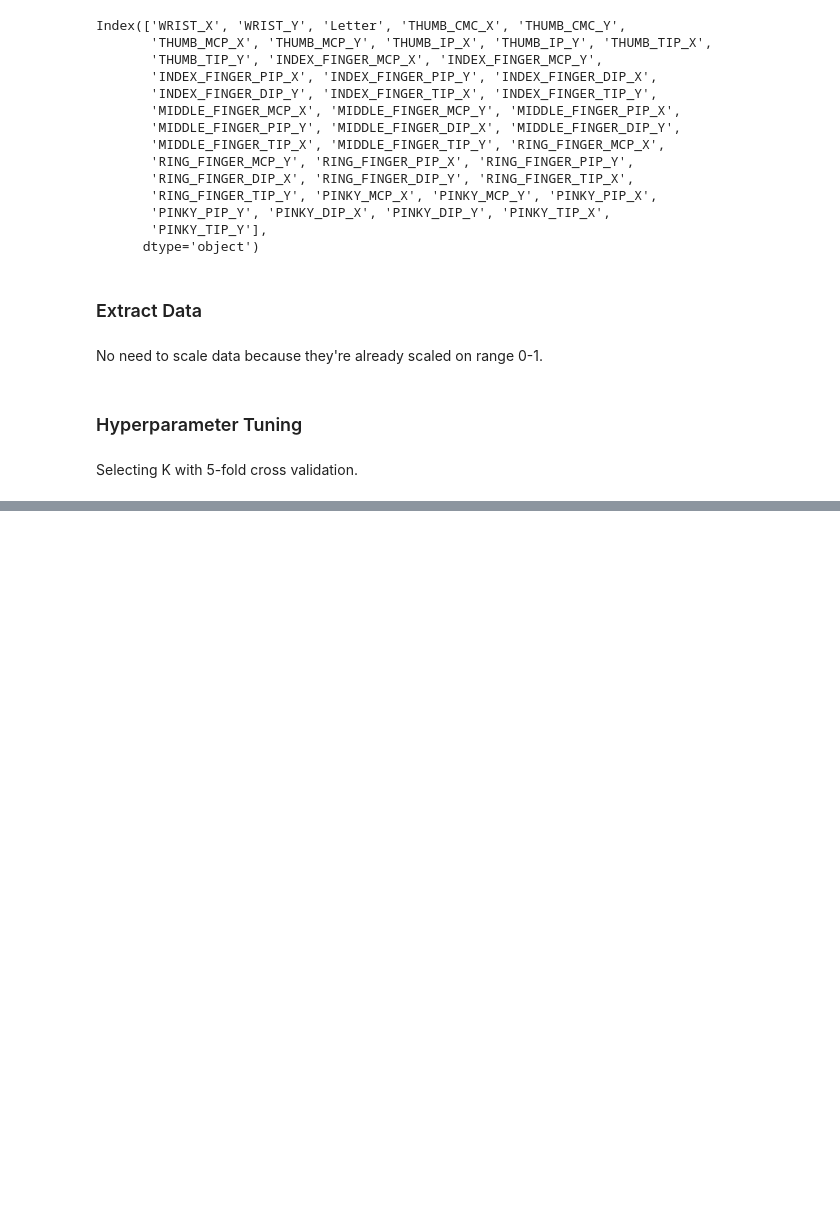
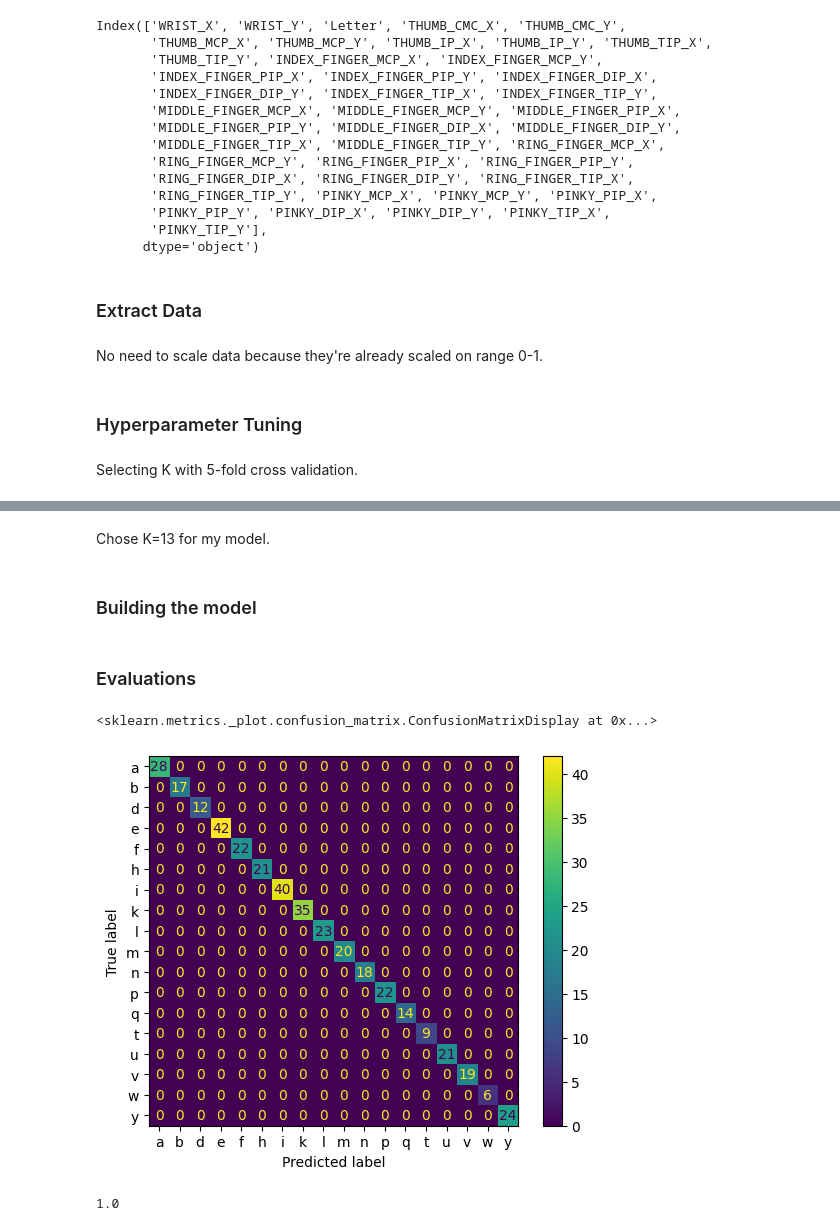
Before and after one commit to sshaw53/ASL_Recognizer, a Jupyter notebook: landmark_model.ipynb, the cells around one changed output, grey strips where cells are left out. Saved outputs shown, nothing was run; the diff lists cells and outputs as text; code cells hidden in the pictures; blank space fills up the shorter version.

Commit message:
Implemented a trained model and it began to work.

```diff
--- a/landmark_model.ipynb
+++ b/landmark_model.ipynb
@@ -118,0 +126,30 @@ KeyError: 'y'
+# %% [markdown]
+Chose K=13 for my model.
+# %% [markdown]
+### Building the model
+# %%
+# Create the model
+model = KNeighborsClassifier(n_neighbors=13)
+
+# Train the model
+model = model.fit(X_train, y_train)
+# %% [markdown]
+### Evaluations
+# %%
+# Make predictions on the test data
+y_pred = model.predict(X_test)
+
+# Create a confusion matrix
+labels = df["Letter"].unique()
+conf_mat = confusion_matrix(y_test, y_pred, labels=labels)
+
+disp = ConfusionMatrixDisplay(conf_mat, display_labels=labels)
+disp.plot()
+# %% [output]
+<sklearn.metrics._plot.confusion_matrix.ConfusionMatrixDisplay at 0x...>
+[figure, added]
+# %%
+# Accuracy as shown by the confusion matrix
+model.score(X_test, y_test)
+# %% [output]
+1.0
```
Also changed, not shown: parts of 6 cells of this notebook, 2 other files.
